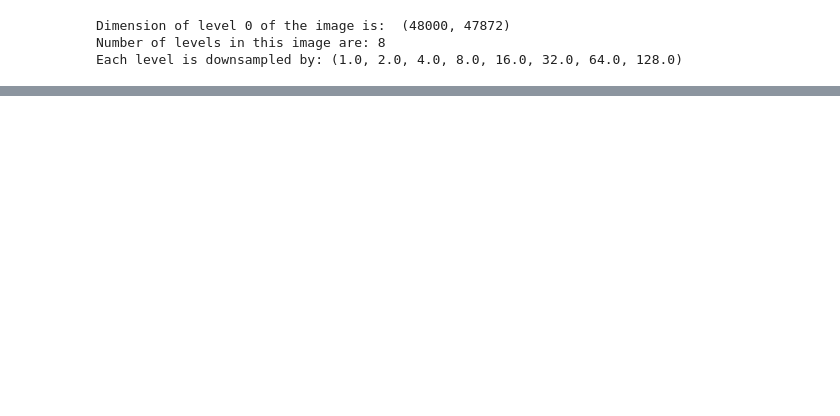
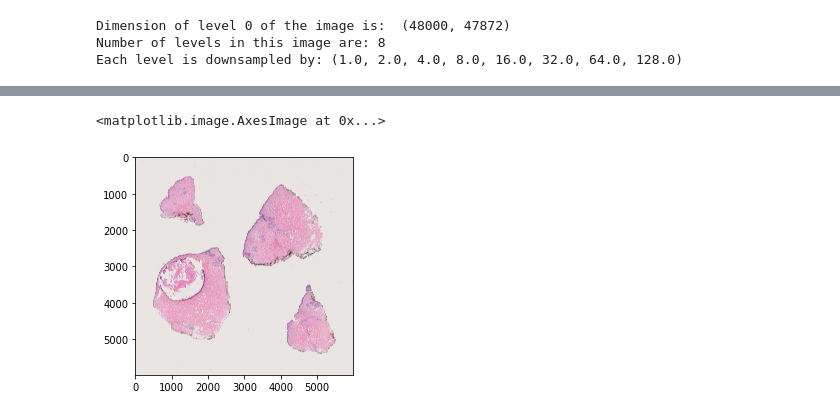
Before and after one commit to Wirtz-Lab/wsi_analysis, a Jupyter notebook: kevin/kevin_training.ipynb, the cells around one changed output, grey strips where cells are left out. Saved outputs shown, nothing was run; the diff lists cells and outputs as text; code cells hidden in the pictures; blank space fills up the shorter version.

```diff
--- a/kevin/kevin_training.ipynb
+++ b/kevin/kevin_training.ipynb
@@ -131,0 +159,5 @@ Each level is downsampled by: (1.0, 2.0, 4.0, 8.0, 16.0, 32.0, 64.0, 128.0)
+# %%
+plt.imshow(image1)
+# %% [output]
+<matplotlib.image.AxesImage at 0x...>
+[figure, added]
```
Also changed, not shown: parts of 13 cells of this notebook.
